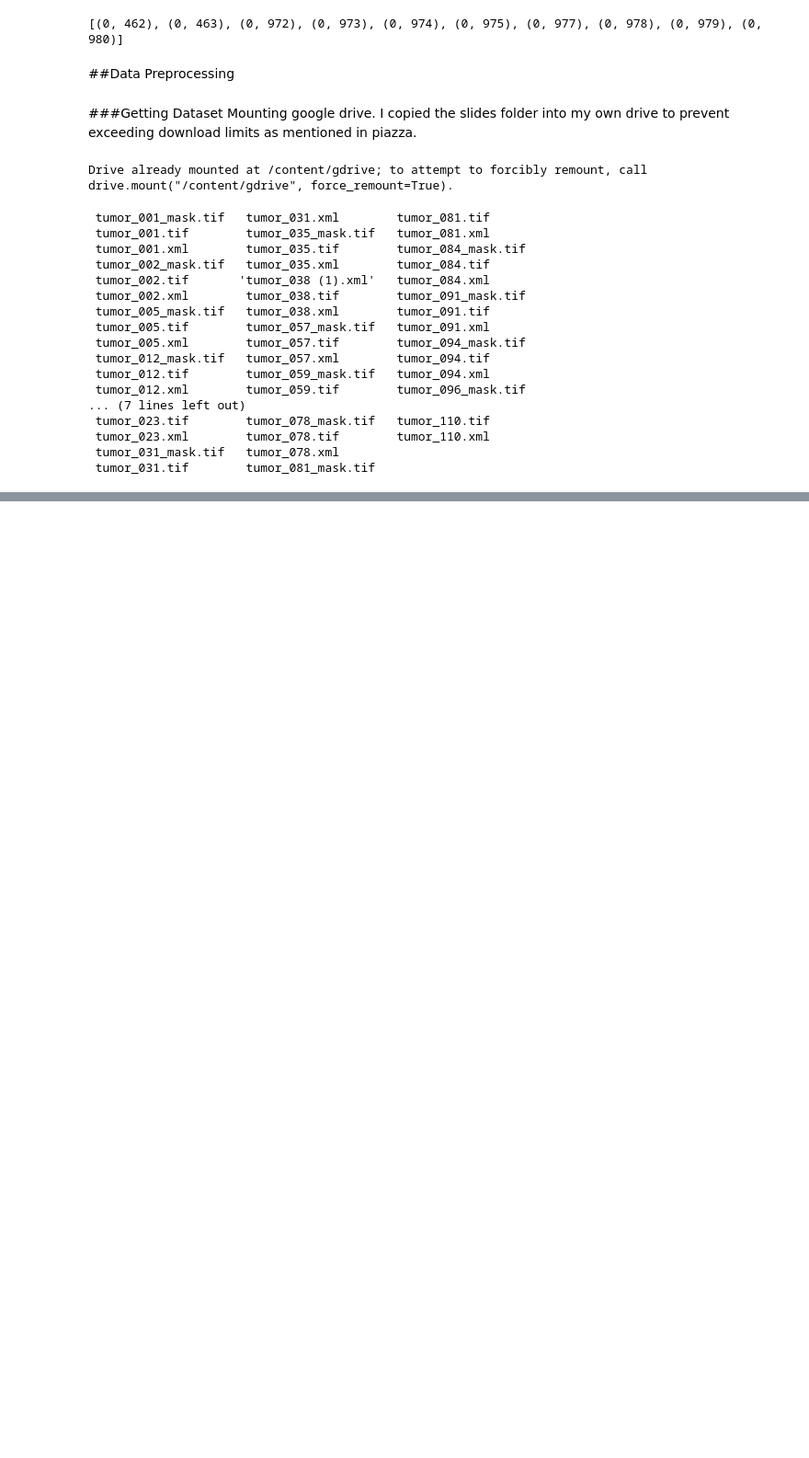
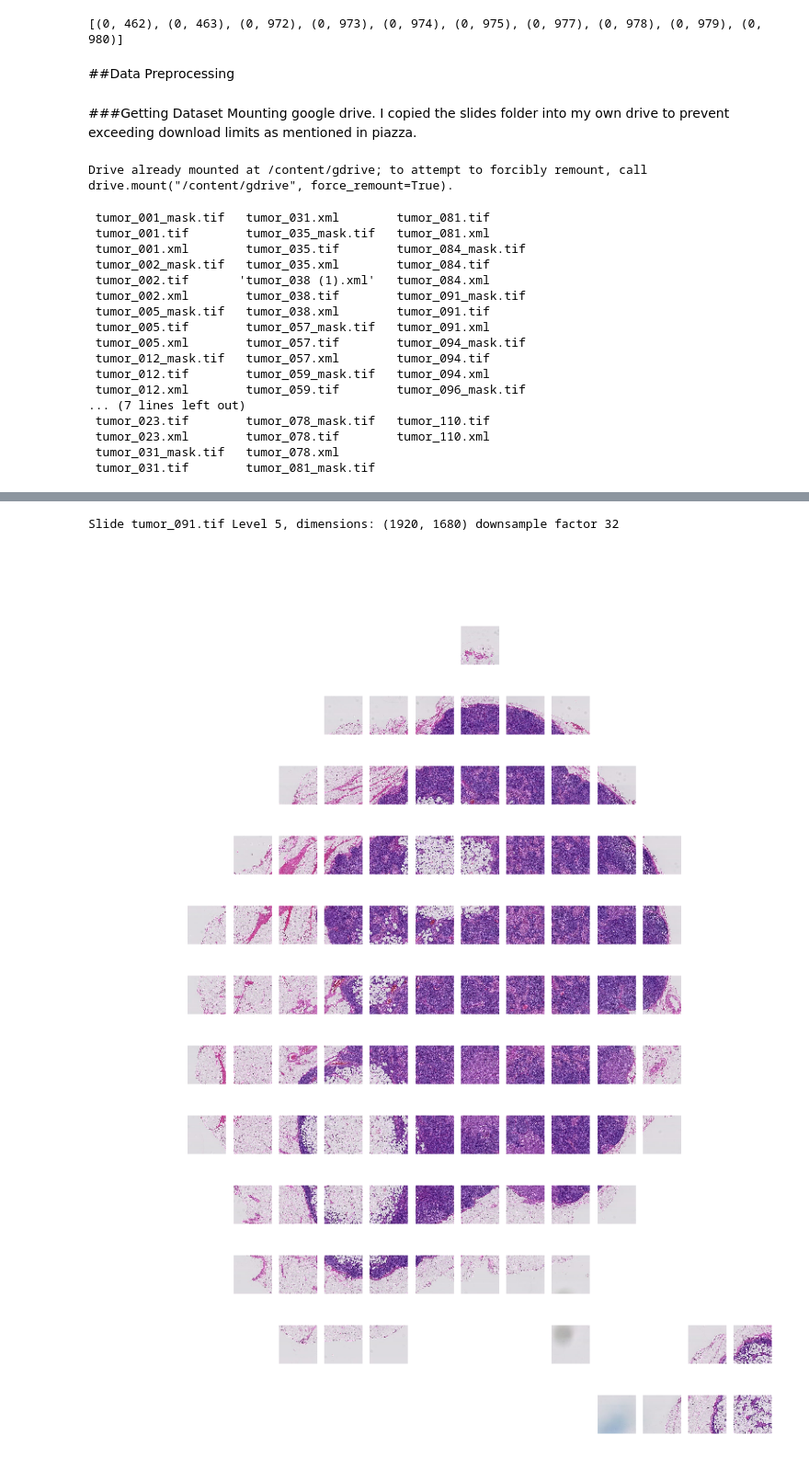
Before and after one commit to muftaye/deep_cancer_imaging, a Jupyter notebook: final_project.ipynb, the cells around one changed output, grey strips where cells are left out. Shown at 92% size. Cells and saved outputs as stored; diff of their text form; code cells hidden in the pictures; blank space fills up the shorter version.

```diff
--- a/final_project.ipynb
+++ b/final_project.ipynb
@@ -290,0 +282,21 @@ Level 5, dimensions: (1920, 1680) downsample factor 32
+# %%
+#test out the slide with 3% tissue
+level=5
+size=128 #128 by 128 grid
+
+get_good_patches(slide, level, size, percent=3, plot=True, slide_path=slide_path)
+# %% [output]
+Slide tumor_091.tif Level 5, dimensions: (1920, 1680) downsample factor 32
+[figure, added]
+[figure, added]
+[figure, added]
+[figure, added]
+[figure, added]
+[figure, added]
+[figure, added]
+[figure, added]
+[figure, added]
+[figure, added]
+[figure, added]
+[figure, added]
+[figure, added]
```
Also changed, not shown: parts of 7 cells of this notebook.
